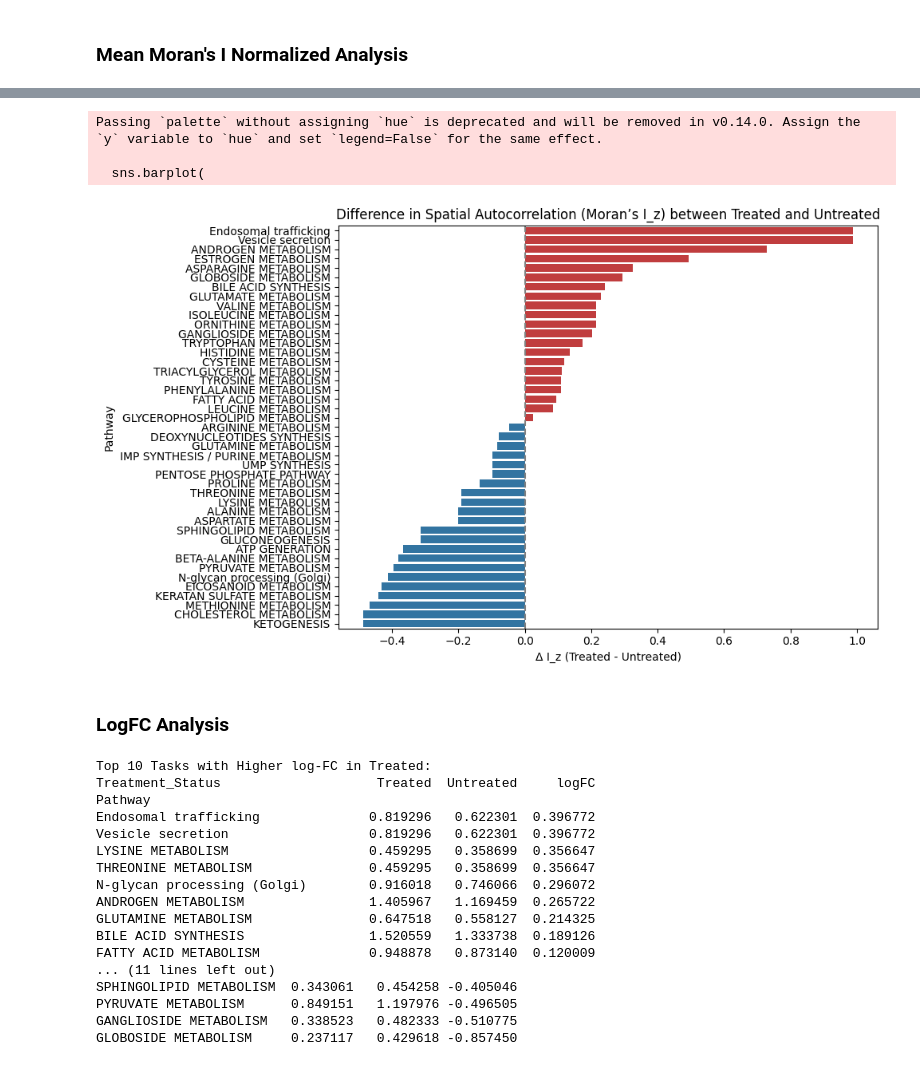
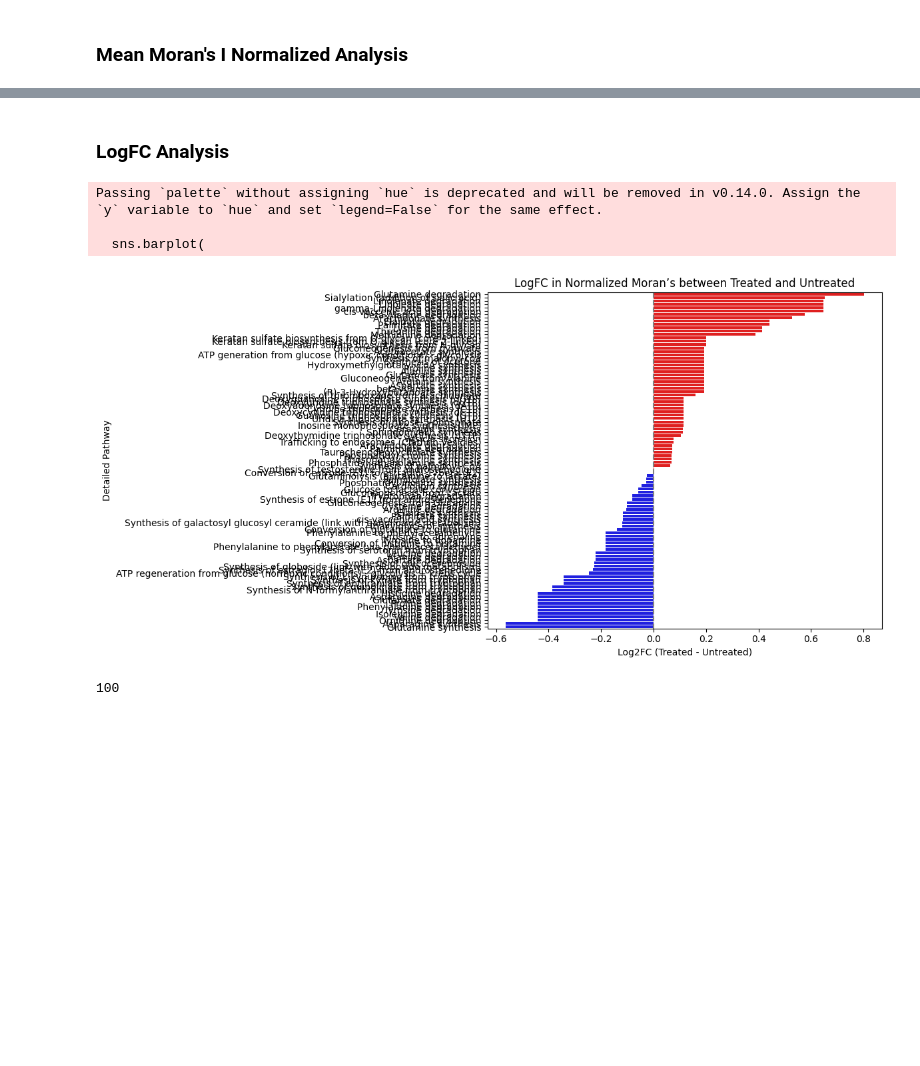
Before and after one commit to sadeghetemad/nanostring-cosmx-spatial-omics-modeling, a Jupyter notebook: analysis/Morans_I_Analysis.ipynb, the cells around one changed output, grey strips where cells are left out. Saved outputs shown, nothing was run; the diff lists cells and outputs as text; code cells hidden in the pictures; blank space fills up the shorter version.

```diff
--- a/analysis/Morans_I_Analysis.ipynb
+++ b/analysis/Morans_I_Analysis.ipynb
@@ -129,66 +114,42 @@ KETOGENESIS                  0.431987   0.919575 -0.487588
-# %%
-plt.figure(figsize=(10, 6))
-sns.barplot(
-    x="Delta_Iz",
-    y=task_stats.index,
-    data=task_stats,
-    palette=["#d62728" if x > 0 else "#1f77b4" for x in task_stats["Delta_Iz"]]
-)
-plt.axvline(0, color="gray", linestyle="--")
-plt.xlabel("Δ I_z (Treated - Untreated)")
-plt.ylabel("Pathway")
-plt.title("Difference in Spatial Autocorrelation (Moran’s I_z) between Treated and Untreated")
-plt.tight_layout()
-plt.show()
-# %% [output]
-Passing `palette` without assigning `hue` is deprecated and will be removed in v0.14.0. Assign the `y` variable to `hue` and set `legend=False` for the same effect.
-
-  sns.barplot(
-[figure, removed]
 # %% [markdown]
 ### LogFC Analysis
 # %%
-# Calculate log-fold change instead of raw difference
 moran_df["I_abs"] = moran_df["I_z"].abs()
 
+# Task, Top-level Pathway, Detailed Pathway
+
 task_stats = (
-    moran_df.groupby(["Pathway", "Treatment_Status"])["I_abs"]
+    moran_df.groupby(["Task", "Treatment_Status"])["I_abs"]
     .mean()
     .reset_index()
-    .pivot(index="Pathway", columns="Treatment_Status", values="I_abs")
+    .pivot(index="Task", columns="Treatment_Status", values="I_abs")
 )
 
-# Avoid issues with zero or negative values by adding a small constant
 eps = 1e-6
 task_stats["logFC"] = np.log2((task_stats["Treated"] + eps) / (task_stats["Untreated"] + eps))
 
 task_stats = task_stats.dropna(subset=["Treated", "Untreated"])
 
 task_stats = task_stats.sort_values("logFC", ascending=False)
 
-top_treated = task_stats.head(10)
-top_untreated = task_stats.tail(10)
+plt.figure(figsize=(12, 6))
+sns.barplot(
+    x="logFC",
+    y=task_stats.index,
+    data=task_stats,
+    palette=["red" if x > 0 else "blue" for x in task_stats["logFC"]]
+)
+plt.axvline(0, color="gray", linestyle="--")
+plt.xlabel("Log2FC (Treated - Untreated)")
+plt.ylabel("Detailed Pathway")
+plt.title("LogFC in Normalized Moran’s between Treated and Untreated")
+plt.tight_layout()
+plt.show()
 
-print("Top 10 Tasks with Higher log-FC in Treated:")
-print(top_treated[["Treated", "Untreated", "logFC"]])
-
-print("\nTop 10 Tasks with Higher log-FC in Untreated:")
-print(top_untreated[["Treated", "Untreated", "logFC"]])
+len(task_stats.index)
 # %% [output]
-Top 10 Tasks with Higher log-FC in Treated:
-Treatment_Status                    Treated  Untreated     logFC
-Pathway
-Endosomal trafficking              0.819296   0.622301  0.396772
-Vesicle secretion                  0.819296   0.622301  0.396772
-LYSINE METABOLISM                  0.459295   0.358699  0.356647
-THREONINE METABOLISM               0.459295   0.358699  0.356647
-N-glycan processing (Golgi)        0.916018   0.746066  0.296072
-ANDROGEN METABOLISM                1.405967   1.169459  0.265722
-GLUTAMINE METABOLISM               0.647518   0.558127  0.214325
-BILE ACID SYNTHESIS                1.520559   1.333738  0.189126
-FATTY ACID METABOLISM              0.948878   0.873140  0.120009
-... (11 lines left out)
-SPHINGOLIPID METABOLISM  0.343061   0.454258 -0.405046
-PYRUVATE METABOLISM      0.849151   1.197976 -0.496505
-GANGLIOSIDE METABOLISM   0.338523   0.482333 -0.510775
-GLOBOSIDE METABOLISM     0.237117   0.429618 -0.857450
+Passing `palette` without assigning `hue` is deprecated and will be removed in v0.14.0. Assign the `y` variable to `hue` and set `legend=False` for the same effect.
+
+  sns.barplot(
+[figure, added]
+100
```
Also changed, not shown: parts of 20 cells of this notebook, 1 other file.
